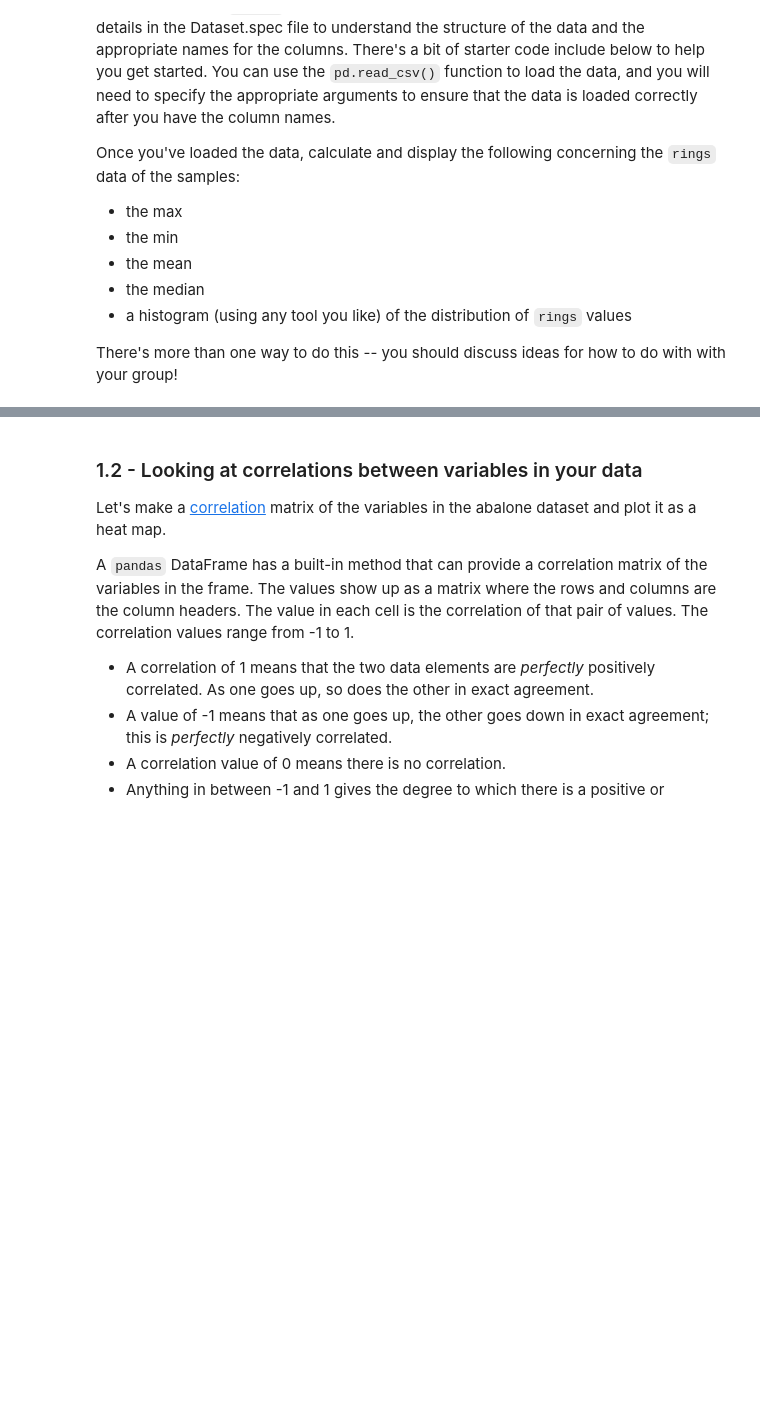
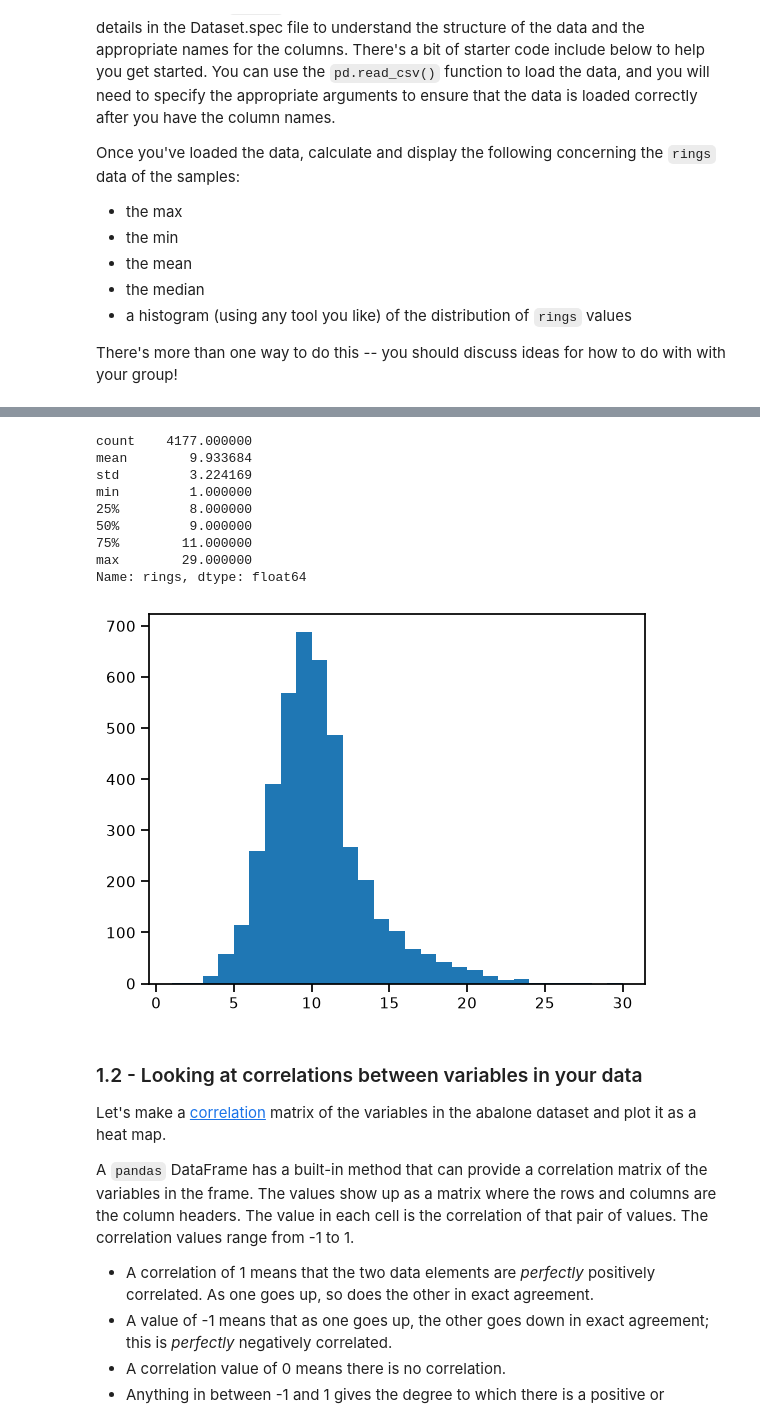
Before and after one commit to matthoppy07-dev/CMSE-202-f26-turnin, a Jupyter notebook: Day-13/Day-13_In-Class-Regression-STUDENT.ipynb, the cells around one changed output, grey strips where cells are left out. Saved outputs shown, nothing was run; the diff lists cells and outputs as text; code cells hidden in the pictures; blank space fills up the shorter version.

```diff
--- a/Day-13/Day-13_In-Class-Regression-STUDENT.ipynb
+++ b/Day-13/Day-13_In-Class-Regression-STUDENT.ipynb
@@ -91,8 +91,8 @@ import numpy as np
 sns.set_context("notebook")
 
 # You need to set up a list of column names to use when loading the data. The Dataset.spec file provides the details for the column names and their order.
-column_names = []
+column_names = ["sex","length","diameter","height","whole weight","shucked weight","viscera weight","shell weight","rings",]
 
 # Once you have the column names, load the data using pandas.
-abalone = pd.read_csv(...) # Fill in the appropriate arguments to load the data with the correct column names.
+abalone = pd.read_csv("Dataset.data", sep = " ",names = column_names) # Fill in the appropriate arguments to load the data with the correct column names.
 abalone.head()
@@ -99,5 +106,20 @@ abalone.head()
 # %%
 # Put your code here to print the summary statistics of the "rings" column in the abalone dataset and to make a histogram of the "rings" column.
+print(abalone["rings"].describe())
+abalone.drop(columns=["sex"])
+plt.hist(abalone["rings"], bins = range(abalone["rings"].min(), abalone["rings"].max()+2))
+plt.show()
+# %% [output]
+count    4177.000000
+mean        9.933684
+std         3.224169
+min         1.000000
+25%         8.000000
+50%         9.000000
+75%        11.000000
+max        29.000000
+Name: rings, dtype: float64
+[figure, added]
 # %% [markdown]
 ### 1.2 - Looking at correlations between variables in your data
 
```
Also changed, not shown: parts of 26 cells of this notebook, 9 other files.
